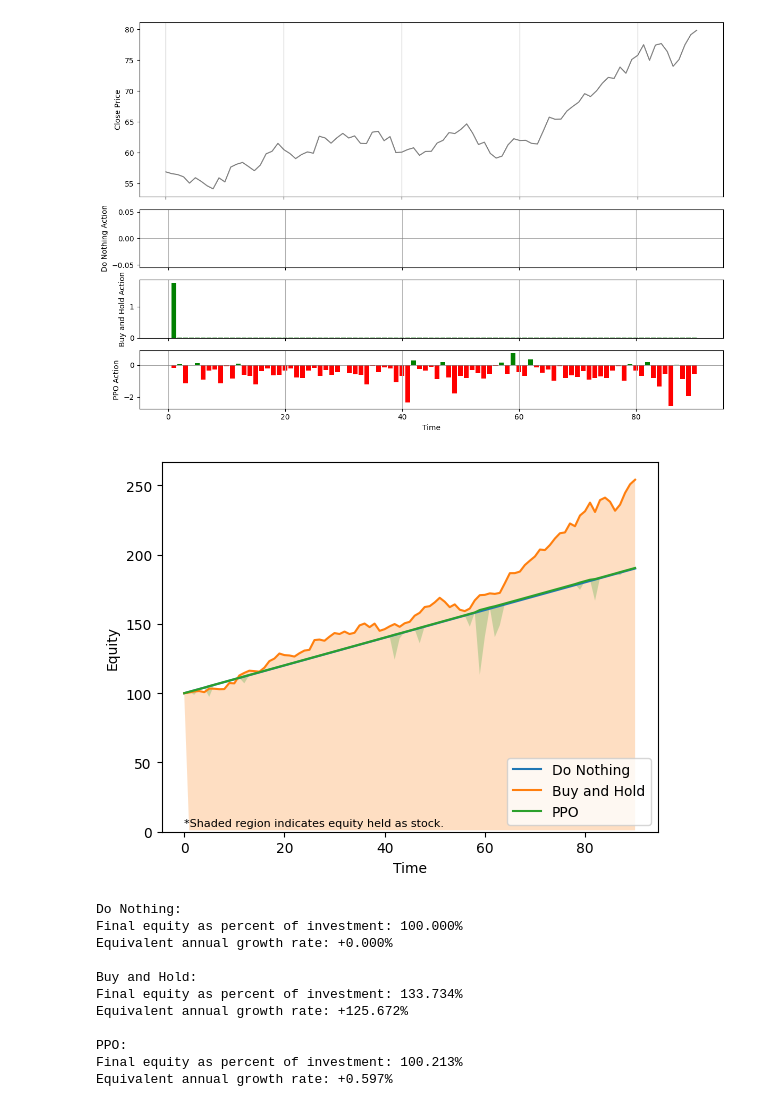
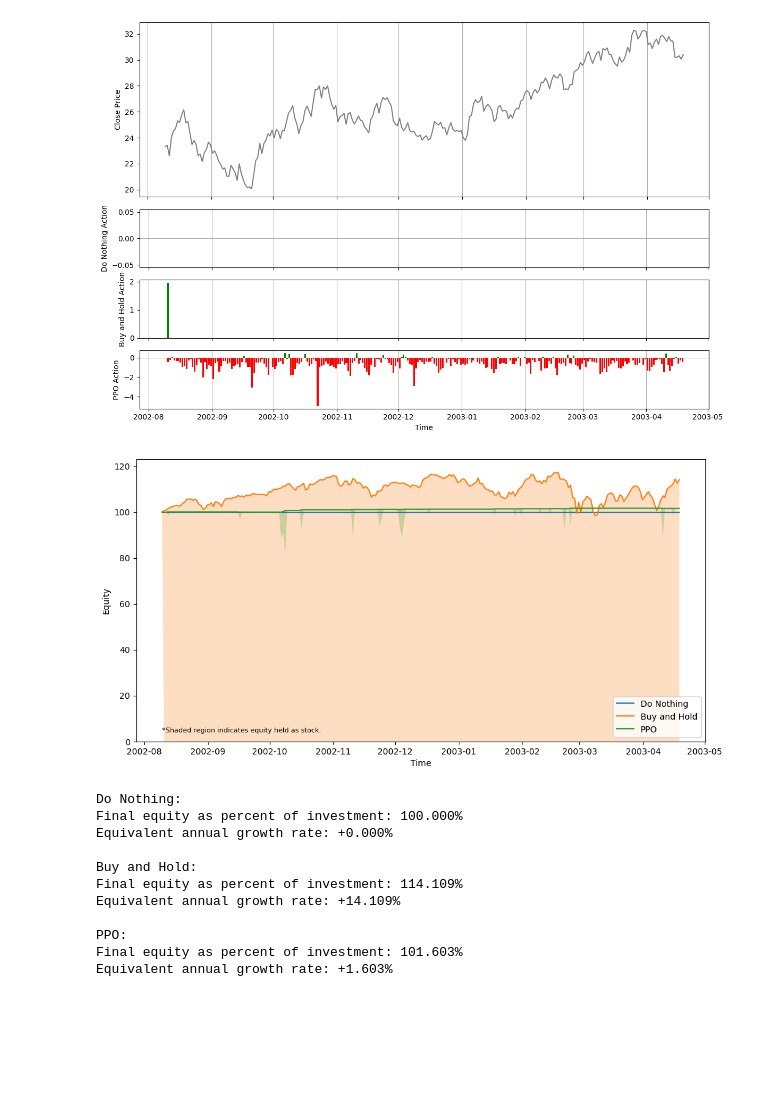
Before and after one commit to dabslee/Trading, a Jupyter notebook: ML_strategy/strategy_display.ipynb, the cells around one changed output. Saved outputs shown, nothing was run; the diff lists cells and outputs as text; code cells hidden in the pictures; blank space fills up the shorter version.

Commit message:
Displaying dates instead of UNIX timestamps

```diff
--- a/ML_strategy/strategy_display.ipynb
+++ b/ML_strategy/strategy_display.ipynb
@@ -10,10 +10,10 @@ import pandas as pd
 env_config = {
     "ticker" : "QQQ",
     "starting_equity" : 100,
-    "step_contribution" : 1,
-    "start_timestamp" : 933255000,
+    "step_contribution" : 0,
+    # "start_timestamp" : 933255000,
 }
-episode_length = 90
+episode_length = 252
 
 # Initialize the strategies
 strategy_list = {
@@ -24,5 +31,6 @@ strategy_list = {
 # %%
 result_dfs = {}
+state = info = None
 for strategy_name, strategy_obj in strategy_list.items():
     # Initalize environment
     env = trading_env.TradingEnv(env_config={"episode_length": episode_length})
@@ -56,7 +64,7 @@ for strategy_name, strategy_obj in strategy_list.items():
     # Save the results
     result_dfs[strategy_name] = df
 # %%
-timeline = np.arange(episode_length+1)
+timeline = (info["start_timestamp"] + np.arange(episode_length+1) * (24*60*60)).astype('datetime64[s]')
 strategy_names = list(strategy_list.keys())
 strategy_count = len(strategy_names)
 
@@ -85,24 +93,27 @@ axs[-1].set_xlabel("Time")
 fig.tight_layout()
 plt.show()
 # %% [output]
-[figure, old version]
+[figure, new version]
 # %%
 from PIL import ImageColor
 
+fig, ax = plt.subplots()
+fig.set_size_inches((12, 6))
+
 for strategy_name, strategy_results in result_dfs.items():
-    equity_plot = plt.plot(timeline, strategy_results["equity"], label=strategy_name)
+    equity_plot = ax.plot(timeline, strategy_results["equity"], label=strategy_name)
     col = np.concatenate([np.array(ImageColor.getcolor(equity_plot[0].get_color(), "RGB")), [256]]) / 256
-    plt.stackplot(timeline,
+    ax.stackplot(timeline,
                   np.array(strategy_results["cash"], dtype=float),
                   np.array(strategy_results["equity"]-strategy_results["cash"], dtype=float),
                   colors=[(0,0,0,0), col * np.array([1,1,1,0.25])])
-plt.text(0,4, "*Shaded region indicates equity held as stock.", fontsize=8)
-plt.legend(loc="lower right")
-plt.xlabel("Time")
-plt.ylabel("Equity")
+ax.text(timeline[0],4, "*Shaded region indicates equity held as stock.", fontsize=8)
+ax.legend(loc="lower right")
+ax.set_xlabel("Time")
+ax.set_ylabel("Equity")
 plt.show()
 # %% [output]
-[figure, old version]
+[figure, new version]
 # %%
 total_investment = result_dfs["Do Nothing"]["equity"].iloc[-1]
 for strategy_name, strategy_results in result_dfs.items():
@@ -118,9 +129,9 @@ Final equity as percent of investment: 100.000%
 Equivalent annual growth rate: +0.000%
 
 Buy and Hold:
-Final equity as percent of investment: 133.734%
-Equivalent annual growth rate: +125.672%
+Final equity as percent of investment: 114.109%
+Equivalent annual growth rate: +14.109%
 
 PPO:
-Final equity as percent of investment: 100.213%
-Equivalent annual growth rate: +0.597%
+Final equity as percent of investment: 101.603%
+Equivalent annual growth rate: +1.603%
```
Also changed, not shown: parts of 1 cell of this notebook, 1 other file.
